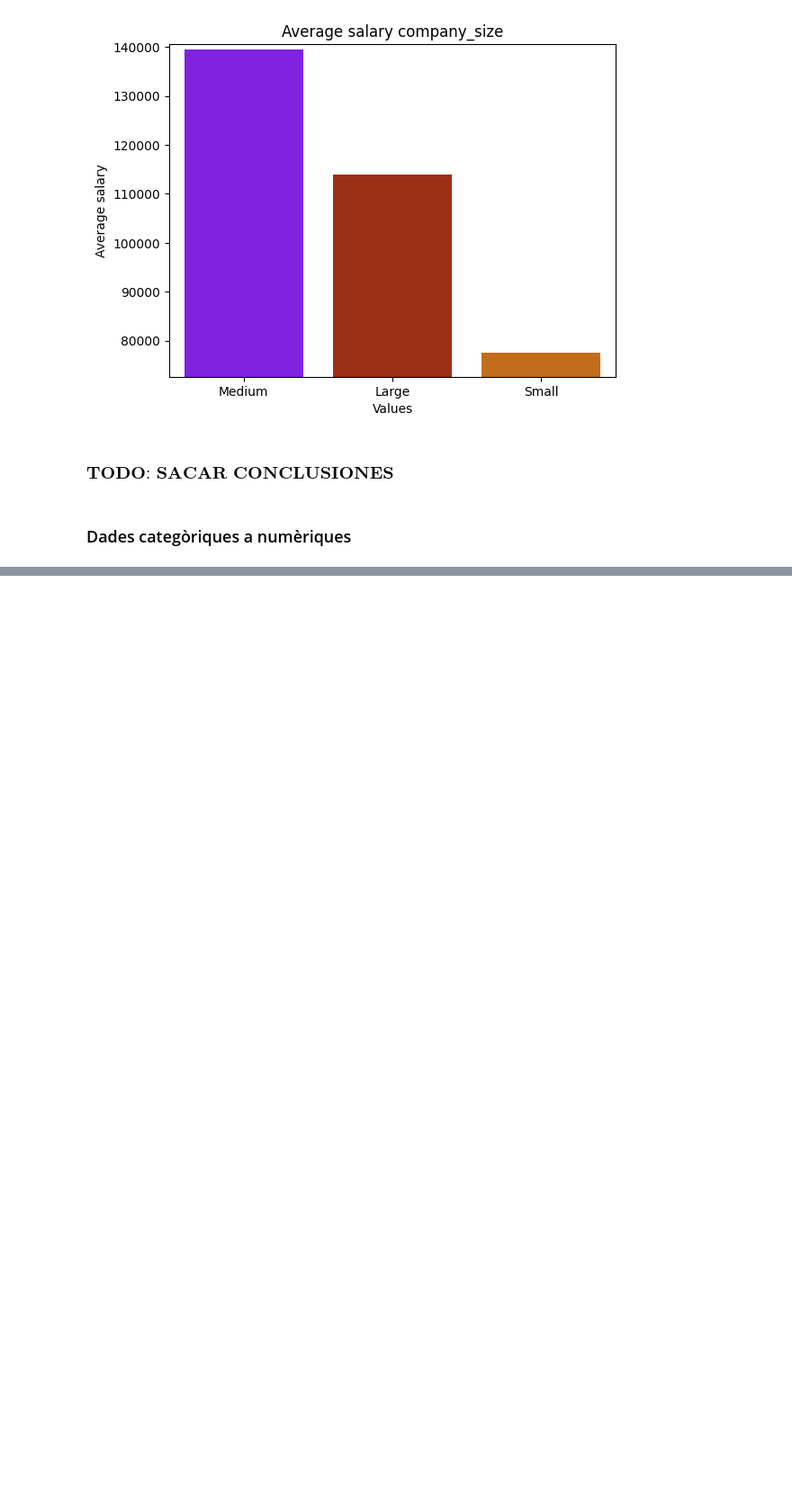
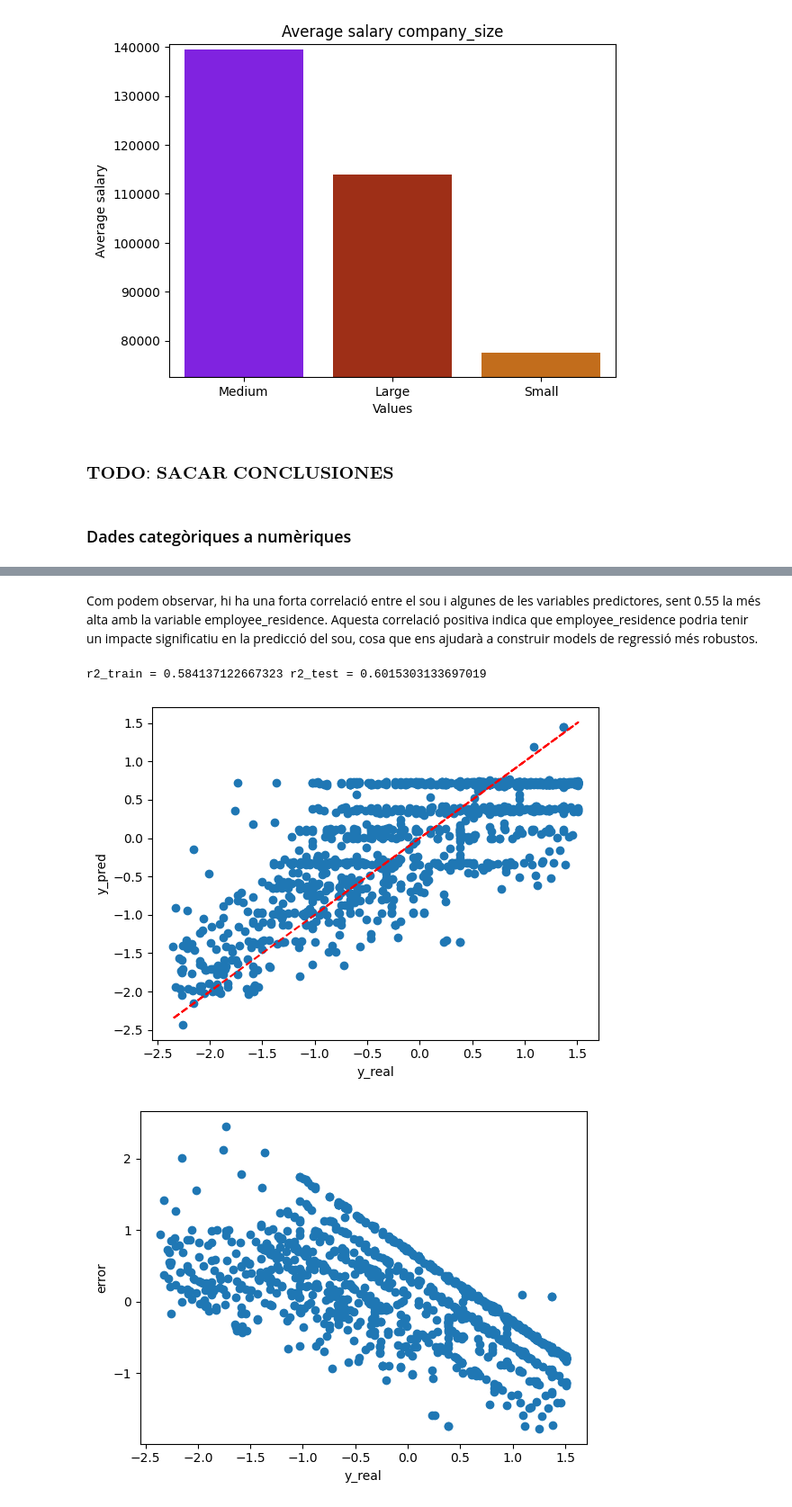
Before and after one commit to ssaaaam/datascience_salaries, a Jupyter notebook: caskagglef.ipynb, the cells around one changed output, grey strips where cells are left out. Shown at 90% size. Saved outputs shown, nothing was run; the diff lists cells and outputs as text; code cells hidden in the pictures; blank space fills up the shorter version.

```diff
--- a/caskagglef.ipynb
+++ b/caskagglef.ipynb
@@ -578,0 +448,2 @@ datasets = {
+# %% [markdown]
+Com podem observar, hi ha una forta correlació entre el sou i algunes de les variables predictores, sent 0.55 la més alta amb la variable employee_residence. Aquesta correlació positiva indica que employee_residence podria tenir un impacte significatiu en la predicció del sou, cosa que ens ajudarà a construir models de regressió més robustos.
@@ -578,0 +460,42 @@ datasets = {
+# %%
+from sklearn.model_selection import train_test_split
+
+test_size = 0.2
+random_state = 48
+X_train, X_test, y_train, y_test = train_test_split(X_norm, y_norm, test_size=test_size, random_state=random_state)
+# %%
+def visualize_predictions(y_real, y_pred):
+    plt.scatter(y_real, y_pred)
+    plt.plot(y_real, y_real,'--',c = 'red')
+    plt.xlabel('y_real')
+    plt.ylabel('y_pred')
+    plt.show()
+
+    plt.scatter(y_real,y_pred-y_real)
+    plt.xlabel('y_real')
+    plt.ylabel('error')
+    plt.show()
+
+    plt.scatter(y_real,abs(y_pred-y_real))
+    plt.xlabel('y_real')
+    plt.ylabel('MAE')
+    plt.show()
+# %%
+from sklearn.linear_model import LinearRegression
+from sklearn.metrics import r2_score
+
+lr = LinearRegression()
+lr.fit(X_train, y_train)
+
+y_pred_train = lr.predict(X_train)
+y_pred_test = lr.predict(X_test)
+
+r2_train = r2_score(y_train, y_pred_train)
+r2_test = r2_score(y_test, y_pred_test)
+
+print(f"r2_train = {r2_train} r2_test = {r2_test}")
+visualize_predictions(y_train, y_pred_train)
+# %% [output]
+r2_train = 0.584137122667323 r2_test = 0.6015303133697019
+[figure, added]
+[figure, added]
```
Also changed, not shown: parts of 89 cells of this notebook.
